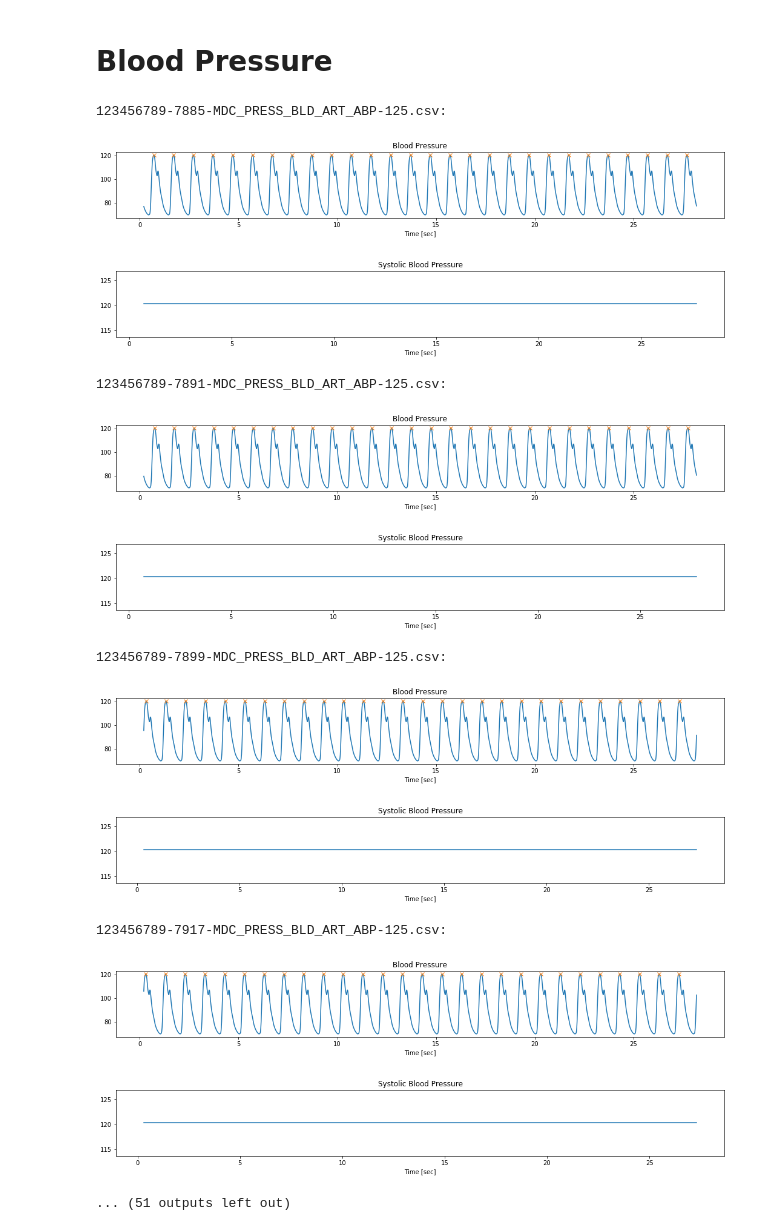
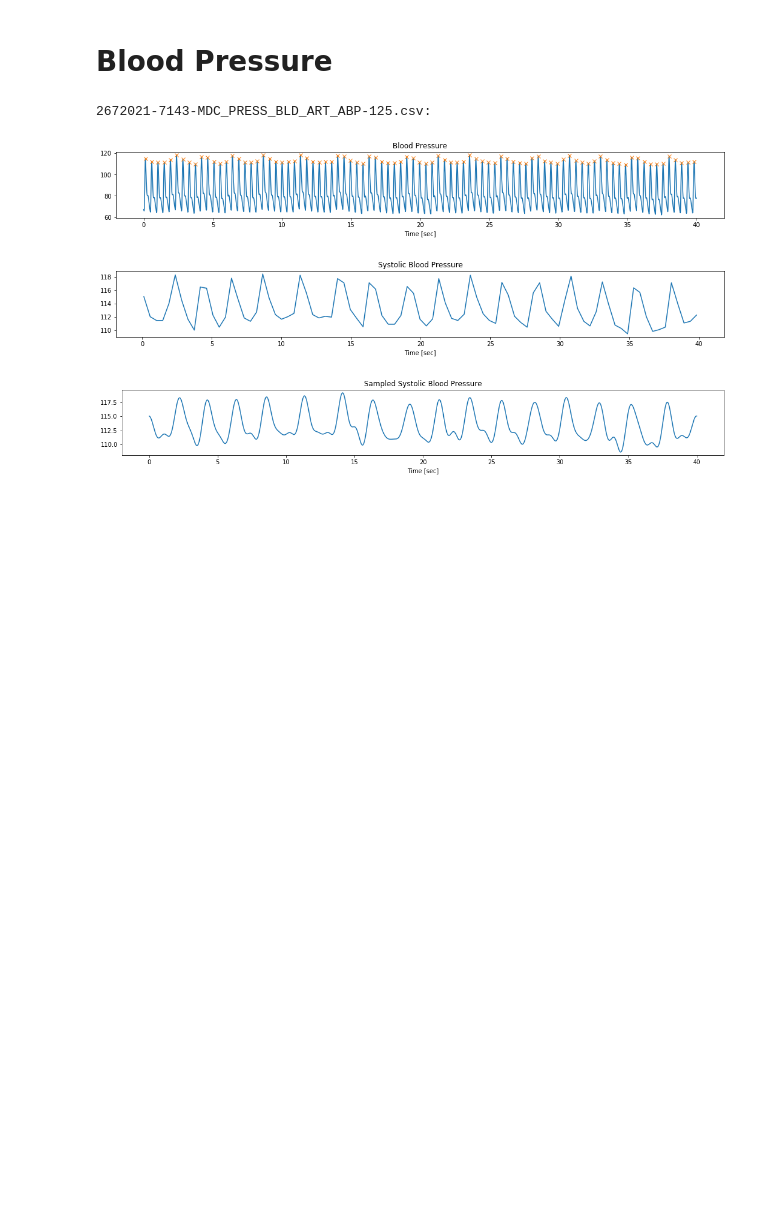
Before and after one commit to aliabufoul/SLDS, a Jupyter notebook: blood-pressure.ipynb, the cells around one changed output. Drawn from its saved outputs; the diff is of its cells as text; code cells hidden in the pictures; blank space fills up the shorter version.

```diff
--- a/blood-pressure.ipynb
+++ b/blood-pressure.ipynb
@@ -9,48 +10,54 @@ from scipy.signal import find_peaks
 import os
 from operator import itemgetter
 # %%
-START_POINT=25
-END_POINT=3525
-t = np.arange(START_POINT*0.008, END_POINT*0.008, 0.008)
+START_POINT=0
+END_POINT=40
+t = np.arange(START_POINT, END_POINT, 0.008)
+F = 1000
+
 size = len(t)
 bp = []
+sys_list = []
+
 for filename in os.listdir('samples'):
     if "MDC_PRESS_BLD_ART_ABP-125" in filename:
         print(filename+':')
         with open('samples/'+ filename, 'r') as f:
             reader = csv.reader(f)
             for row in reader:
                 bp.append((0.0625*float(row[1]))-40)
 
-            bp_small = np.array(bp[START_POINT:END_POINT])
+            bp_small = np.array(bp[START_POINT*125:END_POINT*125])
             peaks,_= find_peaks(bp_small, prominence=1, distance=42)
-            peaks_sec = (peaks + START_POINT) * 0.008
+            peaks_sec = (peaks + START_POINT*125) * 0.008
             sys = bp_small[peaks]
 
             plt.figure(figsize=(18, 2))
             plt.plot(t,bp_small)
             plt.plot(peaks_sec, bp_small[peaks], "x")
             plt.title('Blood Pressure')
             plt.xlabel('Time [sec]')
             plt.show()
             bp = []
 
             plt.figure(figsize=(18, 2))
             plt.plot(peaks_sec,sys)
             plt.title('Systolic Blood Pressure')
             plt.xlabel('Time [sec]')
             plt.show()
+
+            sampled_sys = signal.resample(sys, F*(END_POINT-START_POINT))
+            sampled_t = np.arange(START_POINT, END_POINT, 1/F)
+
+            plt.figure(figsize=(18, 2))
+            plt.plot(sampled_t,sampled_sys)
+            plt.title('Sampled Systolic Blood Pressure')
+            plt.xlabel('Time [sec]')
+            plt.show()
+
+            sys_list.append(sampled_sys)
 # %% [output]
-123456789-7885-MDC_PRESS_BLD_ART_ABP-125.csv:
+2672021-7143-MDC_PRESS_BLD_ART_ABP-125.csv:
-[figure, old version]
+[figure, new version]
-[figure, old version]
+[figure, new version]
-123456789-7891-MDC_PRESS_BLD_ART_ABP-125.csv:
-[figure, old version]
+[figure, new version]
-[figure, removed]
-123456789-7899-MDC_PRESS_BLD_ART_ABP-125.csv:
-[figure, removed]
-[figure, removed]
-123456789-7917-MDC_PRESS_BLD_ART_ABP-125.csv:
-[figure, removed]
-[figure, removed]
-... (51 outputs left out)
```
Also changed, not shown: parts of 1 cell of this notebook, 4 other files.
